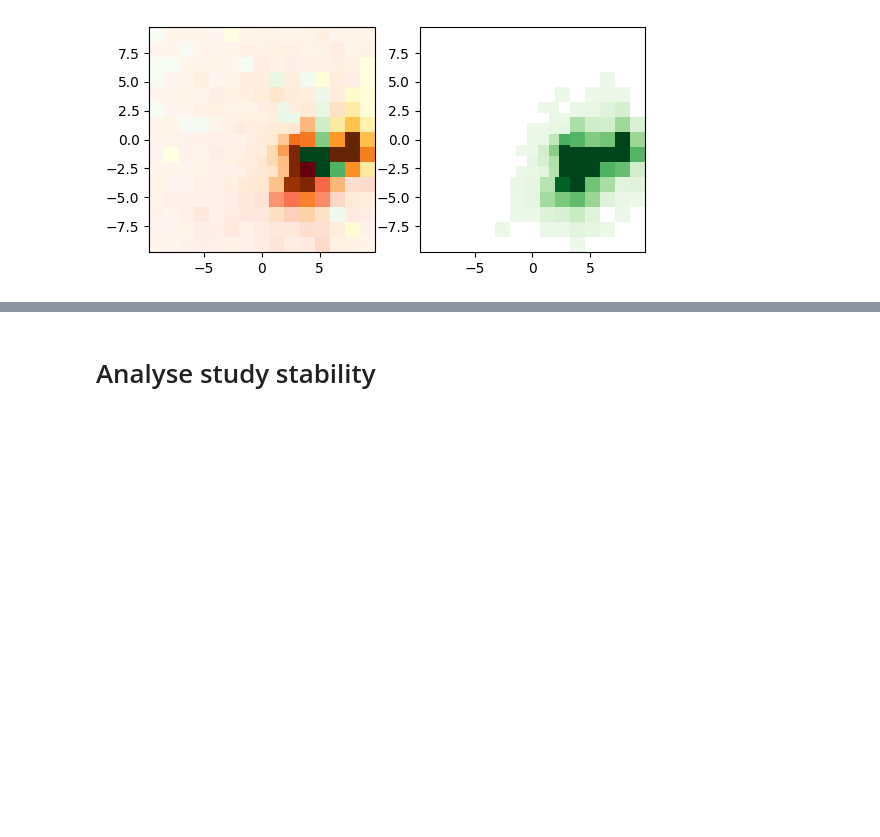
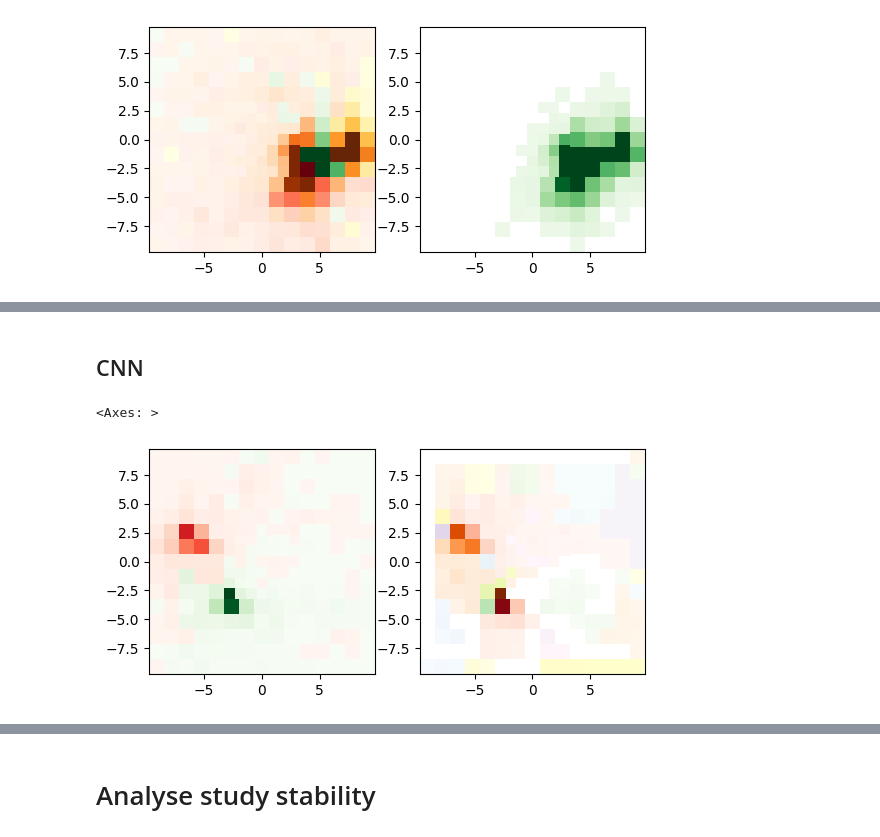
Before and after one commit to Bjartensen/python_focalh_clustering, a Jupyter notebook: notebooks/study.ipynb, the cells around one changed output, grey strips where cells are left out. Saved outputs shown, nothing was run; the diff lists cells and outputs as text; code cells hidden in the pictures; blank space fills up the shorter version.

```diff
--- a/notebooks/study.ipynb
+++ b/notebooks/study.ipynb
@@ -234,0 +215,36 @@ array([[1.       , 1.       , 1.       , ..., 1.       , 1.       ,
+# %% [markdown]
+## CNN
+# %%
+cnn_study_file = "studies/study_cnn_01092025_103610.pkl"
+cnn_model_file = "studies/model_cnn_01092025_103610.pt"
+with open(cnn_study_file, "rb") as f:
+    loaded_bundle = pickle.load(f)
+with open("analysis/data.yaml", "r") as file:
+    data_config = yaml.safe_load(file)
+u = torch.load(cnn_model_file, weights_only=False)
+cnn_study = loaded_bundle
+cnn_study["exec"] = u
+pars = cnn_study["study"].best_params
+
+unet_cluster = UNetClusterer()
+events, targets, counts, mapping, dlabels, values, energy_list, adj = unet_cluster.data(data_config["eval_test"])
+
+#tags = unet_cluster.cluster(events, u, pars["seed"], pars["agg"], adj, dlabels, mapping)
+tags = unet_cluster.cluster(events, u, 0.0001, pars["agg"], adj, dlabels, mapping)
+
+
+labels = dlabels.squeeze()
+values = values.squeeze()
+# %%
+adj = np.load("p2_image_adj_21x21.npy")
+iadj = np.load("p2_sim_adj_map2.npy")
+# %%
+fig, ax = plt.subplots(ncols=2)
+foc = FocalH()
+idx = 0
+SAT = 4095
+foc.heatmap(values[idx][iadj], labels[idx][iadj], ax[0], SAT)
+foc.heatmap(values[idx][iadj], tags[idx][iadj], ax[1], SAT)
+# %% [output]
+<Axes: >
+[figure, added]
```
Also changed, not shown: parts of 7 cells of this notebook, 7 other files.
